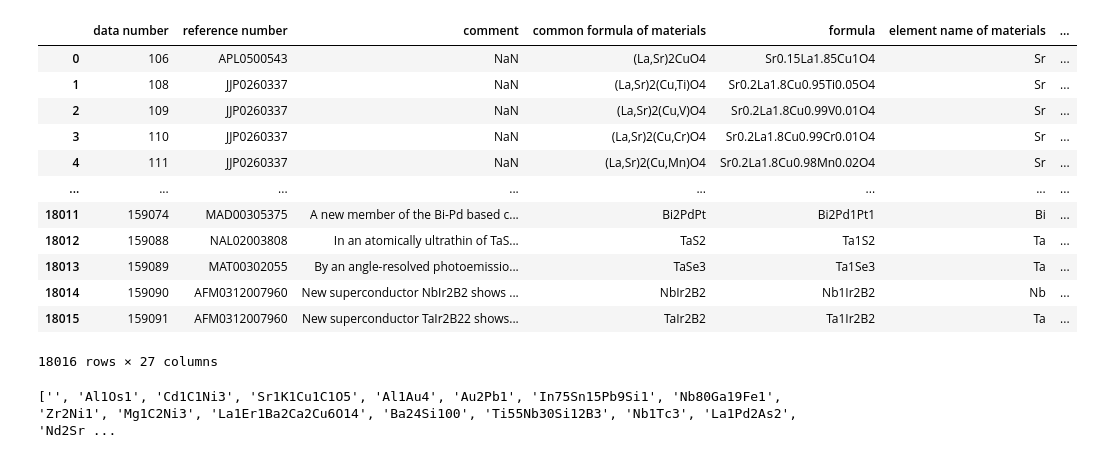
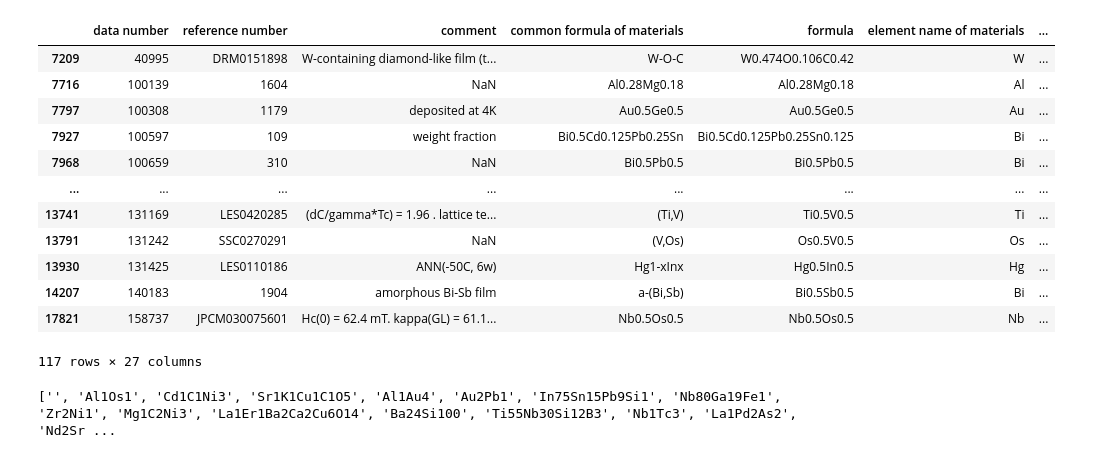
Before and after one commit to 2MeterScale/codespace_practice, a Jupyter notebook: codespace_test_module/extract_list_from_SCdata.ipynb, the cells around one changed output. Saved outputs shown, nothing was run; the diff lists cells and outputs as text; code cells hidden in the pictures.

```diff
--- a/codespace_test_module/extract_list_from_SCdata.ipynb
+++ b/codespace_test_module/extract_list_from_SCdata.ipynb
@@ -27,21 +27,21 @@ for j in range(len(X_data)):
     if X_data.loc[j, "value of oxygen"] != 0:
         X_data.loc[j, "new_formula"] += "O" + str(X_data.loc[j, "value of oxygen"])
 # %%
-display(X_data)
+display(X_data.loc[X_data["new_formula"] == "", :])
 # %% [output]
 |  | data number | reference number | comment | common formula of materials | formula | element name of materials | ... |
-| 0 | 106 | APL0500543 | NaN | (La,Sr)2CuO4 | Sr0.15La1.85Cu1O4 | Sr | ... |
-| 1 | 108 | JJP0260337 | NaN | (La,Sr)2(Cu,Ti)O4 | Sr0.2La1.8Cu0.95Ti0.05O4 | Sr | ... |
-| 2 | 109 | JJP0260337 | NaN | (La,Sr)2(Cu,V)O4 | Sr0.2La1.8Cu0.99V0.01O4 | Sr | ... |
-| 3 | 110 | JJP0260337 | NaN | (La,Sr)2(Cu,Cr)O4 | Sr0.2La1.8Cu0.99Cr0.01O4 | Sr | ... |
-| 4 | 111 | JJP0260337 | NaN | (La,Sr)2(Cu,Mn)O4 | Sr0.2La1.8Cu0.98Mn0.02O4 | Sr | ... |
+| 7209 | 40995 | DRM0151898 | W-containing diamond-like film (t... | W-O-C | W0.474O0.106C0.42 | W | ... |
+| 7716 | 100139 | 1604 | NaN | Al0.28Mg0.18 | Al0.28Mg0.18 | Al | ... |
+| 7797 | 100308 | 1179 | deposited at 4K | Au0.5Ge0.5 | Au0.5Ge0.5 | Au | ... |
+| 7927 | 100597 | 109 | weight fraction | Bi0.5Cd0.125Pb0.25Sn | Bi0.5Cd0.125Pb0.25Sn0.125 | Bi | ... |
+| 7968 | 100659 | 310 | NaN | Bi0.5Pb0.5 | Bi0.5Pb0.5 | Bi | ... |
 | ... | ... | ... | ... | ... | ... | ... | ... |
-| 18011 | 159074 | MAD00305375 | A new member of the Bi-Pd based c... | Bi2PdPt | Bi2Pd1Pt1 | Bi | ... |
-| 18012 | 159088 | NAL02003808 | In an atomically ultrathin of TaS... | TaS2 | Ta1S2 | Ta | ... |
-| 18013 | 159089 | MAT00302055 | By an angle-resolved photoemissio... | TaSe3 | Ta1Se3 | Ta | ... |
-| 18014 | 159090 | AFM0312007960 | New superconductor NbIr2B2 shows ... | NbIr2B2 | Nb1Ir2B2 | Nb | ... |
-| 18015 | 159091 | AFM0312007960 | New superconductor TaIr2B22 shows... | TaIr2B2 | Ta1Ir2B2 | Ta | ... |
+| 13741 | 131169 | LES0420285 | (dC/gamma*Tc) = 1.96 . lattice te... | (Ti,V) | Ti0.5V0.5 | Ti | ... |
+| 13791 | 131242 | SSC0270291 | NaN | (V,Os) | Os0.5V0.5 | Os | ... |
+| 13930 | 131425 | LES0110186 | ANN(-50C, 6w) | Hg1-xInx | Hg0.5In0.5 | Hg | ... |
+| 14207 | 140183 | 1904 | amorphous Bi-Sb film | a-(Bi,Sb) | Bi0.5Sb0.5 | Bi | ... |
+| 17821 | 158737 | JPCM030075601 | Hc(0) = 62.4 mT. kappa(GL) = 61.1... | Nb0.5Os0.5 | Nb0.5Os0.5 | Nb | ... |
-18016 rows × 27 columns
+117 rows × 27 columns
 # %%
 new_formula_list = X_data.loc[:, "new_formula"].tolist()
 #リストで被りがあるものは1つに統一する
```
Also changed, not shown: 1 other file.
